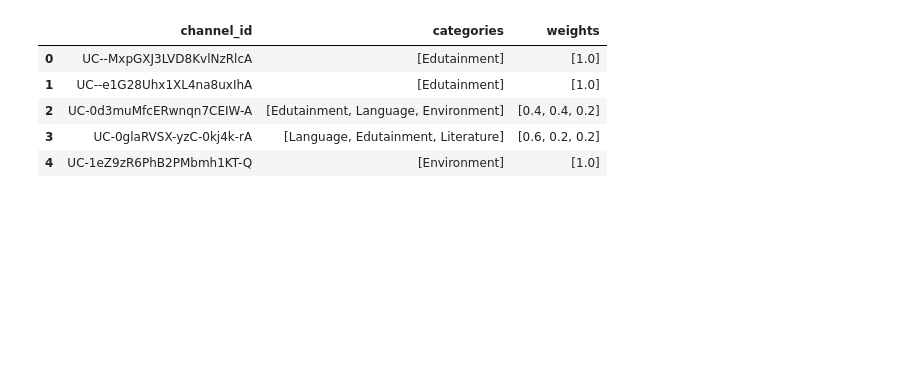
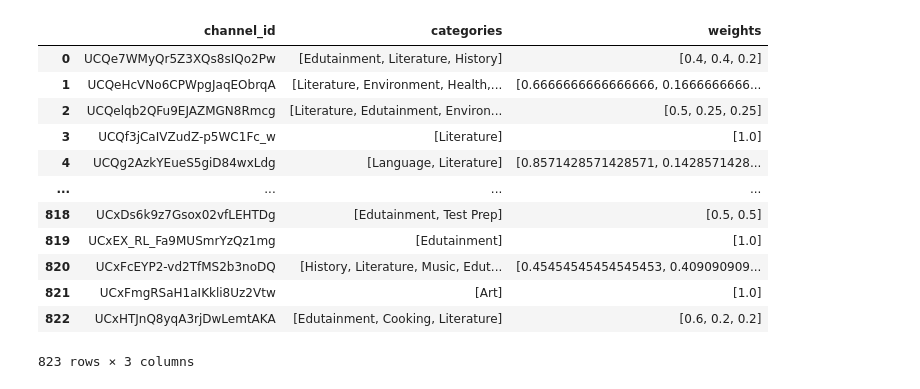
Before and after one commit to epfl-ada/ada-2024-project-sickada, a Jupyter notebook: category_analysis.ipynb, the cells around one changed output. Saved outputs shown, nothing was run; the diff lists cells and outputs as text; code cells hidden in the pictures; blank space fills up the shorter version.

```diff
--- a/category_analysis.ipynb
+++ b/category_analysis.ipynb
@@ -104,3 +41,0 @@ sns.barplot(peak_subs)
-# %%
-df = pd.read_csv('./data/classification_by_title_and_tags.csv')
-df.head()
@@ -114,11 +42,18 @@ df.head()
 # %%
 from utils import create_channels_cat
 channels_cat = create_channels_cat(df)
-channels_cat.head()
+channels_cat
 # %% [output]
 |  | channel_id | categories | weights |
-| 0 | UC--MxpGXJ3LVD8KvlNzRlcA | [Edutainment] | [1.0] |
-| 1 | UC--e1G28Uhx1XL4na8uxIhA | [Edutainment] | [1.0] |
-| 2 | UC-0d3muMfcERwnqn7CEIW-A | [Edutainment, Language, Environment] | [0.4, 0.4, 0.2] |
-| 3 | UC-0glaRVSX-yzC-0kj4k-rA | [Language, Edutainment, Literature] | [0.6, 0.2, 0.2] |
-| 4 | UC-1eZ9zR6PhB2PMbmh1KT-Q | [Environment] | [1.0] |
+| 0 | UCQe7WMyQr5Z3XQs8sIQo2Pw | [Edutainment, Literature, History] | [0.4, 0.4, 0.2] |
+| 1 | UCQeHcVNo6CPWpgJaqEObrqA | [Literature, Environment, Health,... | [0.6666666666666666, 0.1666666666... |
+| 2 | UCQelqb2QFu9EJAZMGN8Rmcg | [Literature, Edutainment, Environ... | [0.5, 0.25, 0.25] |
+| 3 | UCQf3jCaIVZudZ-p5WC1Fc_w | [Literature] | [1.0] |
+| 4 | UCQg2AzkYEueS5giD84wxLdg | [Language, Literature] | [0.8571428571428571, 0.1428571428... |
+| ... | ... | ... | ... |
+| 818 | UCxDs6k9z7Gsox02vfLEHTDg | [Edutainment, Test Prep] | [0.5, 0.5] |
+| 819 | UCxEX_RL_Fa9MUSmrYzQz1mg | [Edutainment] | [1.0] |
+| 820 | UCxFcEYP2-vd2TfMS2b3noDQ | [History, Literature, Music, Edut... | [0.45454545454545453, 0.409090909... |
+| 821 | UCxFmgRSaH1aIKkli8Uz2Vtw | [Art] | [1.0] |
+| 822 | UCxHTJnQ8yqA3rjDwLemtAKA | [Edutainment, Cooking, Literature] | [0.6, 0.2, 0.2] |
+823 rows × 3 columns
```
Also changed, not shown: parts of 7 cells of this notebook, 2 other files.
